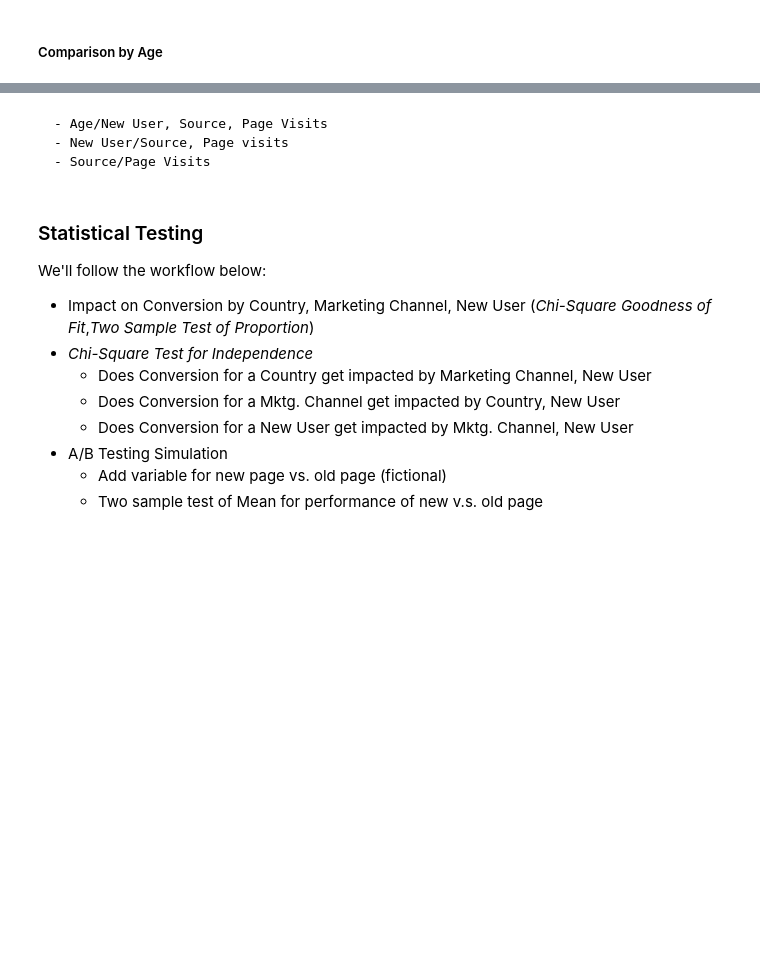
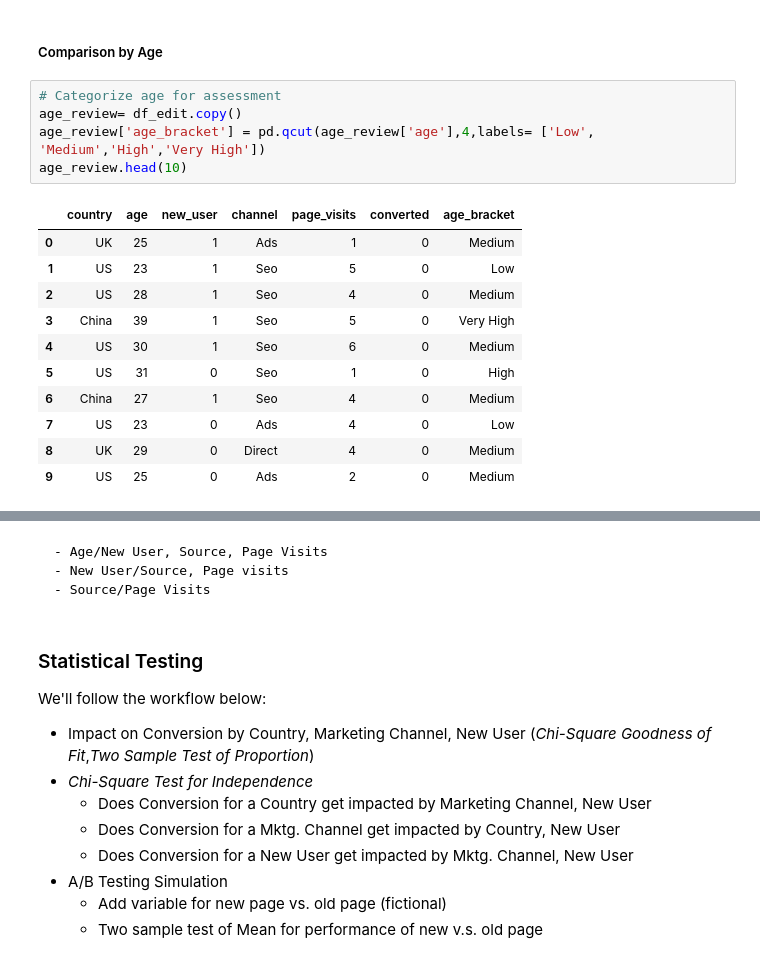
Before and after one commit to traha-89/Portafoglio, a Jupyter notebook: Landing Page Optimization/LP_CRAnalysis_Prediction.ipynb, the cells around one changed output, grey strips where cells are left out. Drawn from its saved outputs; the diff is of its cells as text; blank space fills up the shorter version.

```diff
--- a/Landing Page Optimization/LP_CRAnalysis_Prediction.ipynb
+++ b/Landing Page Optimization/LP_CRAnalysis_Prediction.ipynb
@@ -329,2 +332,19 @@ ctrychan_pivot
 # %% [markdown]
 ##### Comparison by Age
+# %%
+# Categorize age for assessment
+age_review= df_edit.copy()
+age_review['age_bracket'] = pd.qcut(age_review['age'],4,labels= ['Low', 'Medium','High','Very High'])
+age_review.head(10)
+# %% [output]
+|  | country | age | new_user | channel | page_visits | converted | age_bracket |
+| 0 | UK | 25 | 1 | Ads | 1 | 0 | Medium |
+| 1 | US | 23 | 1 | Seo | 5 | 0 | Low |
+| 2 | US | 28 | 1 | Seo | 4 | 0 | Medium |
+| 3 | China | 39 | 1 | Seo | 5 | 0 | Very High |
+| 4 | US | 30 | 1 | Seo | 6 | 0 | Medium |
+| 5 | US | 31 | 0 | Seo | 1 | 0 | High |
+| 6 | China | 27 | 1 | Seo | 4 | 0 | Medium |
+| 7 | US | 23 | 0 | Ads | 4 | 0 | Low |
+| 8 | UK | 29 | 0 | Direct | 4 | 0 | Medium |
+| 9 | US | 25 | 0 | Ads | 2 | 0 | Medium |
```
Also changed, not shown: parts of 7 cells of this notebook.
